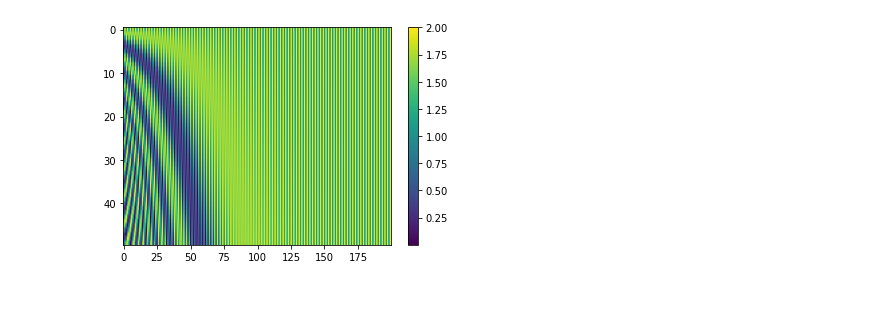
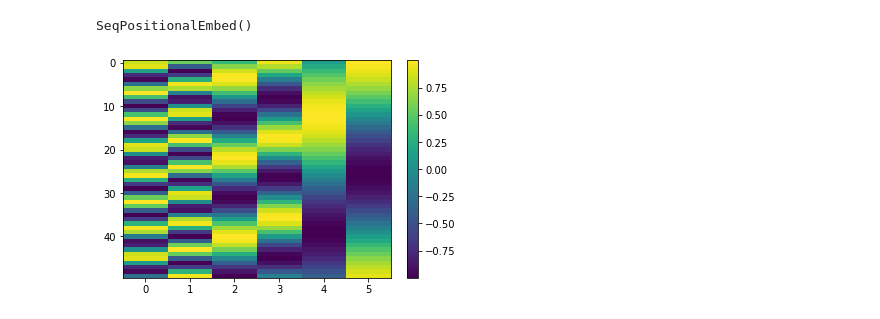
Before and after one commit to jspaezp/elfragmentador, a Jupyter notebook: notebooks/visualize_embeddings.ipynb, the cells around one changed output. Drawn from its saved outputs; the diff is of its cells as text; code cells hidden in the pictures.

```diff
--- a/notebooks/visualize_embeddings.ipynb
+++ b/notebooks/visualize_embeddings.ipynb
@@ -0,0 +1,19 @@
+# %%
+import torch
+import matplotlib.pyplot as plt
+from elfragmentador.nn_encoding import ConcatenationEncoder
+from elfragmentador.model import PepTransformerModel
+
+try:
+    model = PepTransformerModel.load_from_checkpoint('/home/jspaezp/Downloads/0.50.0a5_onecycle_5e_C_val_l=0.038469_epoch=004.ckpt')
+except RuntimeError as e:
+    print(e)
+    saved_ckpt = torch.load('/home/jspaezp/Downloads/0.50.0a5_onecycle_5e_C_val_l=0.038469_epoch=004.ckpt', map_location="cpu")
+    state_dict = saved_ckpt['state_dict']
+    state_dict.pop("decoder.peak_decoder.layers.1.weight")
+    state_dict.pop("decoder.peak_decoder.layers.1.bias")
+    model = PepTransformerModel(**saved_ckpt['hyper_parameters'])
+    model.load_state_dict(state_dict=state_dict, strict=False)
+    print(model)
+
+model.eval()
@@ -48,13 +134,12 @@ plt.show()
 # %%
-from elfragmentador.nn_encoding import PositionalEncoding
-
-posencoder = PositionalEncoding(200, 0, max_len=50)
-x = torch.ones((50,1,200)).float()
+posencoder = model.encoder.aa_encoder.fw_position_embed
+print(posencoder)
+x = torch.ones((50, 50)).float()
 output = posencoder(x)
-
 
 plt.imshow(output[:,0,:], aspect = "auto")
 plt.colorbar()
 plt.show()
 # %% [output]
+SeqPositionalEmbed()
-[figure, old version]
+[figure, new version]
```
Also changed, not shown: parts of 11 cells of this notebook, 3 other files.
